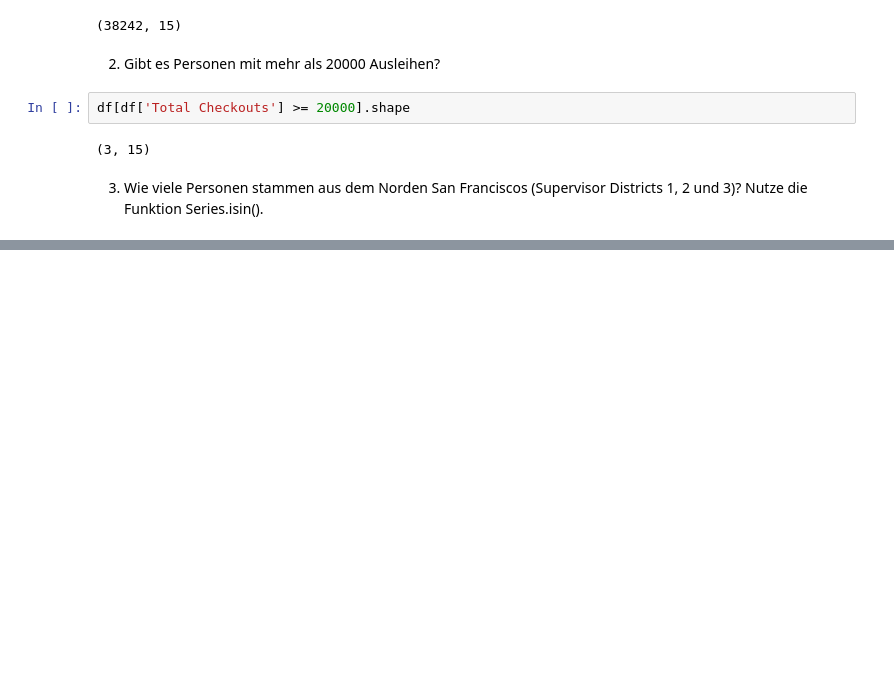
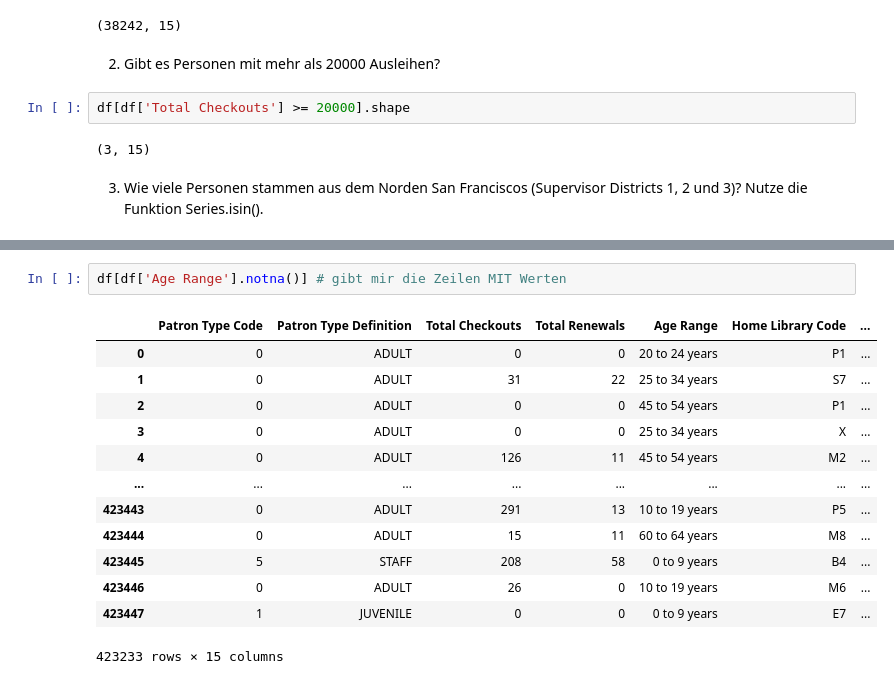
Before and after one commit to cogemol/2020-11-30-Data_Librarian_Cora_Molloy, a Jupyter notebook: Modul_3/notebooks/pandas_introduction.ipynb, the cells around one changed output, grey strips where cells are left out. Drawn from its saved outputs; the diff is of its cells as text; blank space fills up the shorter version.

```diff
--- a/Modul_3/notebooks/pandas_introduction.ipynb
+++ b/Modul_3/notebooks/pandas_introduction.ipynb
@@ -578,0 +723,16 @@ s_north = s.isin(['1', '2', '3'])
+# %%
+df[df['Age Range'].notna()] # gibt mir die Zeilen MIT Werten
+# %% [output]
+|  | Patron Type Code | Patron Type Definition | Total Checkouts | Total Renewals | Age Range | Home Library Code | ... |
+| 0 | 0 | ADULT | 0 | 0 | 20 to 24 years | P1 | ... |
+| 1 | 0 | ADULT | 31 | 22 | 25 to 34 years | S7 | ... |
+| 2 | 0 | ADULT | 0 | 0 | 45 to 54 years | P1 | ... |
+| 3 | 0 | ADULT | 0 | 0 | 25 to 34 years | X | ... |
+| 4 | 0 | ADULT | 126 | 11 | 45 to 54 years | M2 | ... |
+| ... | ... | ... | ... | ... | ... | ... | ... |
+| 423443 | 0 | ADULT | 291 | 13 | 10 to 19 years | P5 | ... |
+| 423444 | 0 | ADULT | 15 | 11 | 60 to 64 years | M8 | ... |
+| 423445 | 5 | STAFF | 208 | 58 | 0 to 9 years | B4 | ... |
+| 423446 | 0 | ADULT | 26 | 0 | 10 to 19 years | M6 | ... |
+| 423447 | 1 | JUVENILE | 0 | 0 | 0 to 9 years | E7 | ... |
+423233 rows × 15 columns
```
Also changed, not shown: parts of 24 cells of this notebook.
